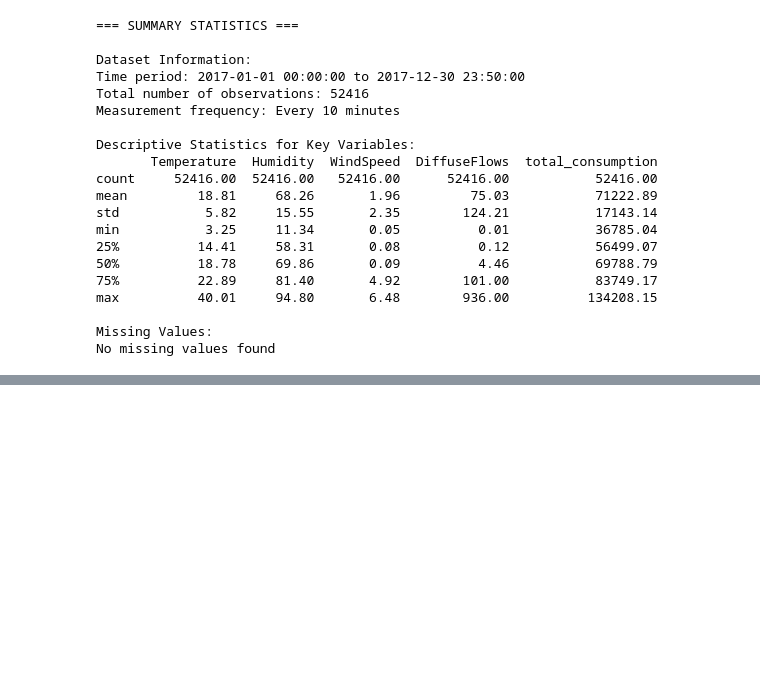
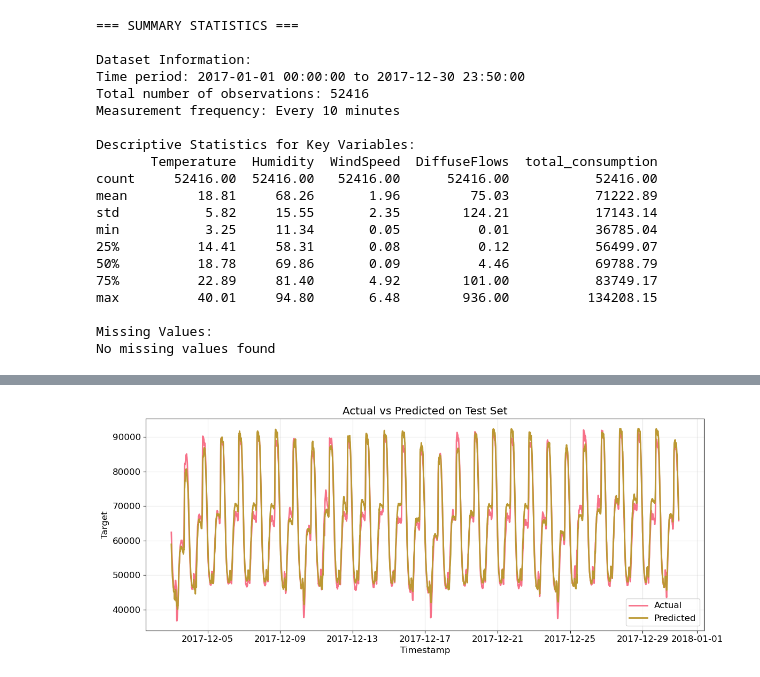
Before and after one commit to karina100400/Power-Consumption-in-Morocco, a Jupyter notebook: Tetouan_Power_Consumption_Forecasting.ipynb, the cells around one changed output, grey strips where cells are left out. Saved outputs shown, nothing was run; the diff lists cells and outputs as text; code cells hidden in the pictures; blank space fills up the shorter version.

```diff
--- a/Tetouan_Power_Consumption_Forecasting.ipynb
+++ b/Tetouan_Power_Consumption_Forecasting.ipynb
@@ -216,7 +226,7 @@ def engineer_features(df, target_col):
     # 1. LAG FEATURES
     # These capture autocorrelation - how past values predict future values
 
-    lags = [144]
+    lags = [144,288]
     for lag in lags:
         # Target variable lags
         df_features[f'{target_col}_lag_{lag}'] = df_features[target_col].shift(lag)
@@ -243,15 +253,17 @@ def engineer_features(df, target_col):
 
     # Extract basic temporal components
     df_features['hour'] = df_features.index.hour
-    #df_features['month'] = df_features.index.month
-    #df_features['quarter'] = df_features.index.quarter
+    df_features['month'] = df_features.index.month
+    df_features['quarter'] = df_features.index.quarter
+    # Add is_weekend feature: 1 if Saturday or Sunday, else 0
+    df_features['is_weekend'] = df_features.index.weekday.isin([5, 6]).astype(int)
     #df_features['year'] = df_features.index.year
 
     # Cyclical encoding for seasonal patterns
     df_features['hour_cos'] = np.cos(2 * np.pi * df_features['hour'] / 24)
 
     # Drop low importance features
-    df_features = df_features.drop(columns=['hour'])
+    #df_features = df_features.drop(columns=['hour'])
 
 
 
@@ -260,0 +425,20 @@ def engineer_features(df, target_col):
+# %%
+best_model = grid_cv.best_estimator_
+y_train_pred = best_model.predict(X_train_selected)
+y_test_pred = best_model.predict(X_test_selected)
+
+train_rmse = np.sqrt(mean_squared_error(y_train, y_train_pred))
+test_rmse = np.sqrt(mean_squared_error(y_test, y_test_pred))
+train_mae = mean_absolute_error(y_train, y_train_pred)
+test_mae = mean_absolute_error(y_test, y_test_pred)
+train_test_gap = abs((test_rmse - train_rmse)/train_rmse)
+
+print("\n📊 GridSearchCV Best Model Performance:")
+print(f"  Training RMSE: {train_rmse:.3f}")
+print(f"  Test RMSE: {test_rmse:.3f}")
+print(f"  Training MAE: {train_mae:.3f}")
+print(f"  Test MAE: {test_mae:.3f}")
+print(f"  Train Test Gap %: {train_test_gap*100:.3f}%")
+
+print("\n🏆 Best Model Parameters (GridSearchCV):")
+print(grid_cv.best_params_)
@@ -260,0 +569,13 @@ def engineer_features(df, target_col):
+# %%
+plt.figure(figsize=(12, 5))
+plt.plot(y_test.index, y_test, label='Actual', linewidth=2)
+plt.plot(y_test.index, y_test_pred, label='Predicted', linewidth=2)
+plt.title('Actual vs Predicted on Test Set')
+plt.xlabel('Timestamp')
+plt.ylabel('Target')
+plt.legend()
+plt.grid(True, alpha=0.3)
+plt.tight_layout()
+plt.show()
+# %% [output]
+[figure, added]
```
Also changed, not shown: parts of 10 cells of this notebook.
